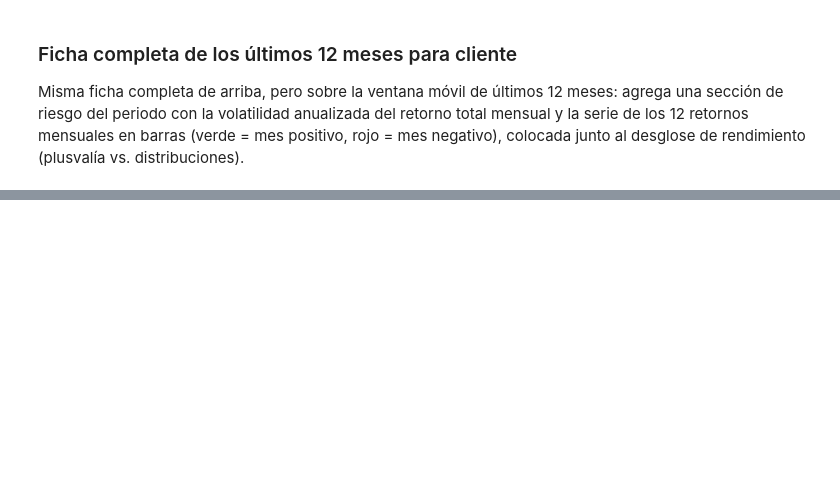
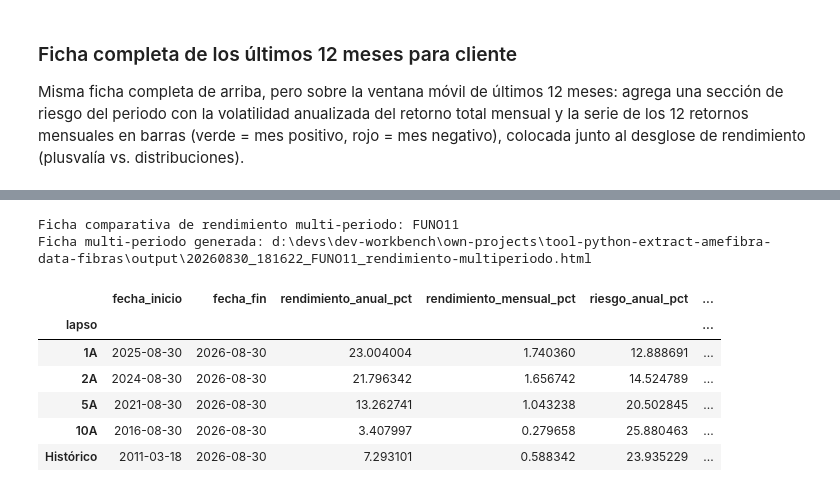
Before and after one commit to liazamudio/tool-python-extract-amefibra-data-fibras, a Jupyter notebook: amefibra-indice-fibras.ipynb, the cells around one changed output, grey strips where cells are left out. Saved outputs shown, nothing was run; the diff lists cells and outputs as text; code cells hidden in the pictures; blank space fills up the shorter version.

Commit message:
Implementación del Ánalisis de distintos periodos

```diff
--- a/amefibra-indice-fibras.ipynb
+++ b/amefibra-indice-fibras.ipynb
@@ -282,0 +217,15 @@ PDF generado: d:\devs\dev-workbench\own-projects\tool-python-extract-amefibra-da
+# %%
+# Generamos la ficha comparativa multi-periodo y la mostramos en el notebook
+from modules.presentacion import mostrar_ficha_multiperiodo
+
+ruta_ficha_multiperiodo = mostrar_ficha_multiperiodo(TICKER_SELECCIONADO, CARPETA_SALIDA, historial_dividendos)
+# %% [output]
+Ficha comparativa de rendimiento multi-periodo: FUNO11
+Ficha multi-periodo generada: d:\devs\dev-workbench\own-projects\tool-python-extract-amefibra-data-fibras\output\20260830_181622_FUNO11_rendimiento-multiperiodo.html
+|  | fecha_inicio | fecha_fin | rendimiento_anual_pct | rendimiento_mensual_pct | riesgo_anual_pct | ... |
+| lapso |  |  |  |  |  | ... |
+| 1A | 2025-08-30 | 2026-08-30 | 23.004004 | 1.740360 | 12.888691 | ... |
+| 2A | 2024-08-30 | 2026-08-30 | 21.796342 | 1.656742 | 14.524789 | ... |
+| 5A | 2021-08-30 | 2026-08-30 | 13.262741 | 1.043238 | 20.502845 | ... |
+| 10A | 2016-08-30 | 2026-08-30 | 3.407997 | 0.279658 | 25.880463 | ... |
+| Histórico | 2011-03-18 | 2026-08-30 | 7.293101 | 0.588342 | 23.935229 | ... |
```
Also changed, not shown: parts of 5 cells of this notebook, 6 other files.
